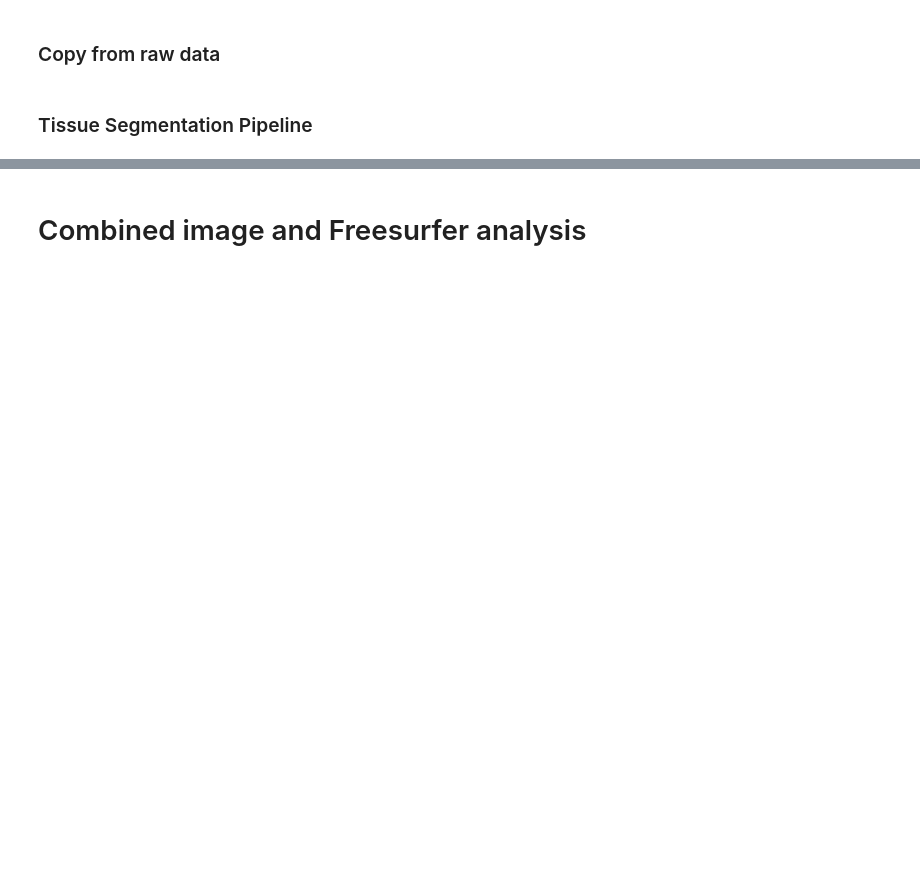
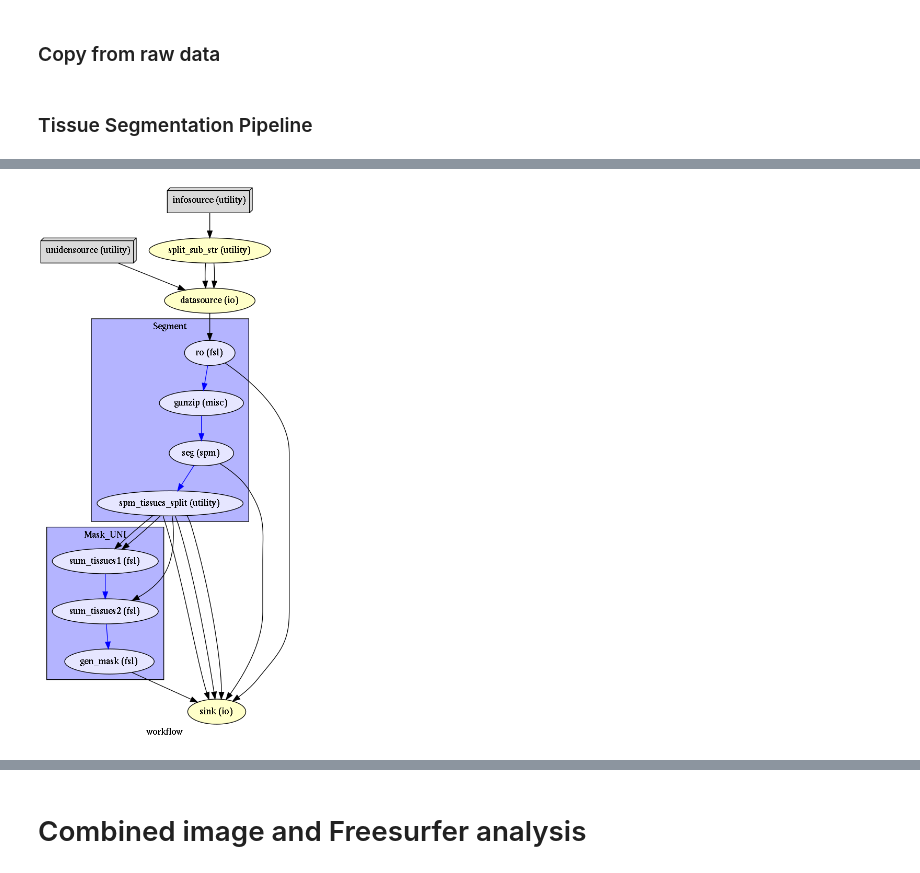
Before and after one commit to 0rC0/NeuroMet_MP2rage_pypes, a Jupyter notebook: NeuroMET2_FreeSurfer7.ipynb, the cells around one changed output, grey strips where cells are left out. Drawn from its saved outputs; the diff is of its cells as text; code cells hidden in the pictures; blank space fills up the shorter version.

```diff
--- a/NeuroMET2_FreeSurfer7.ipynb
+++ b/NeuroMET2_FreeSurfer7.ipynb
@@ -19,15 +21,12 @@ ModuleNotFoundError: No module named 'nipype'
 # %% [markdown]
 ### Settings
 # %%
+project_prefix = ''
 ## Paths
 raw_data_dir = '' # Directory with files with scanner structure
 base_dir = '../ds000221'
 temp_dir = '../tmp'
 
-#Working directory
-w_dir = os.path.join(base_dir, 'derivatives', 'NeuroMet')
-
-
 #cores
 cores = 6
 omp_nthreads = 3
@@ -42,7 +41,8 @@ subject_list = ['010002T01']
 # SPM Segment and Mask generation
 # %%
 neuromet_creator = NeuroMet(subject_list,
+                            raw_data_dir,
                             temp_dir,
-                            w_dir,
+                            base_dir,
                             omp_nthreads,
-                            raw_data_dir)
+                           project_prefix)
@@ -56,4 +58,5 @@ neuromet_creator.copy_from_raw_data()
 neuromet = neuromet_creator.make_neuromet1_workflow()
 # %%
 neuromet.write_graph(graph2use = 'colored', dotfilename = './imgs/neuromet')
-Image(filename='./imgs/neuromet.png')
+Image(filename='./imgs/neuromet.png', width=400)
+# %% [output]
@@ -60,3 +65,4 @@ Image(filename='./imgs/neuromet.png')
+[figure, added]
 # %%
 %%time
 neuromet.run('MultiProc', plugin_args={'n_procs': cores})
```
Also changed, not shown: parts of 16 cells of this notebook, 4 other files.
